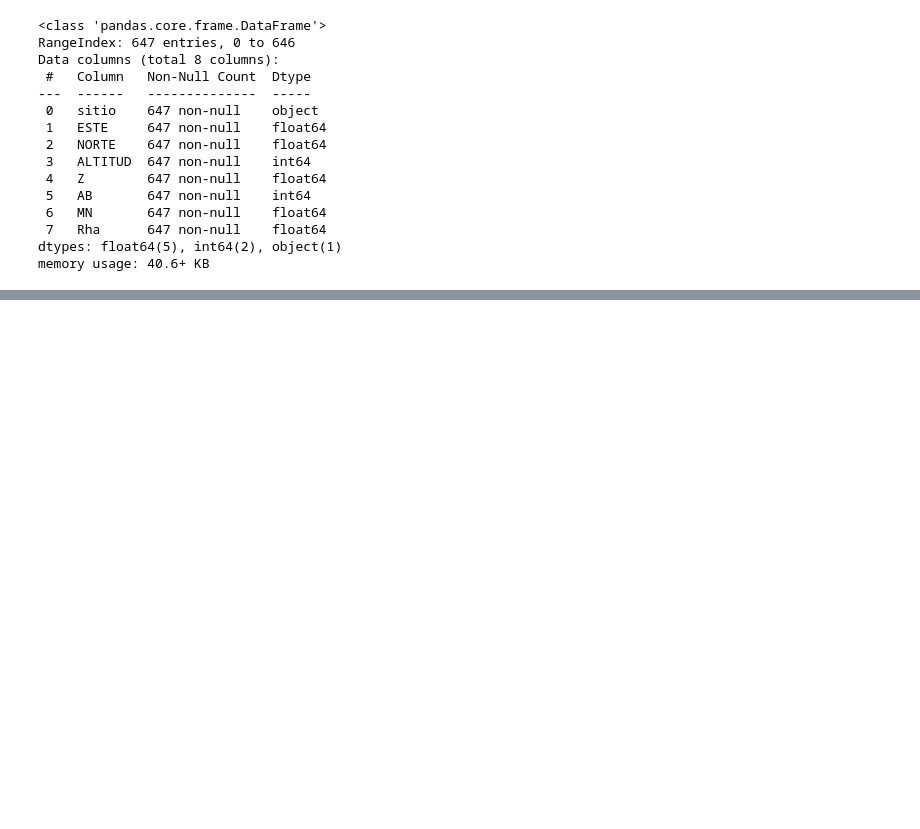
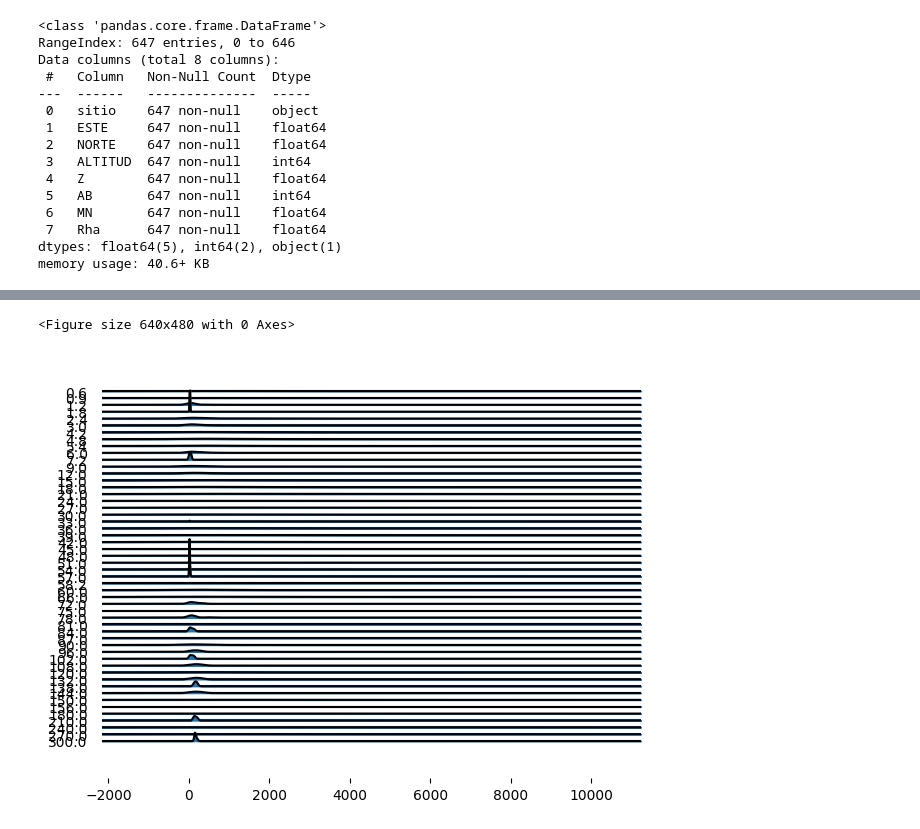
Before and after one commit to JuanJT117/Clase-de-aprendizaje-automatico, a Jupyter notebook: Tareas/Tarea_Aprendizaje_Automatico.ipynb, the cells around one changed output, grey strips where cells are left out. Saved outputs shown, nothing was run; the diff lists cells and outputs as text; code cells hidden in the pictures; blank space fills up the shorter version.

```diff
--- a/Tareas/Tarea_Aprendizaje_Automatico.ipynb
+++ b/Tareas/Tarea_Aprendizaje_Automatico.ipynb
@@ -326,0 +430,9 @@ res_geo_copy.describe()
+# %%
+from joypy import joyplot
+
+plt.figure()
+joyplot(res_geo_copy, by='Z', column='Rha')
+plt.show()
+# %% [output]
+<Figure size 640x480 with 0 Axes>
+[figure, added]
```
Also changed, not shown: parts of 28 cells of this notebook, 5 other files.
